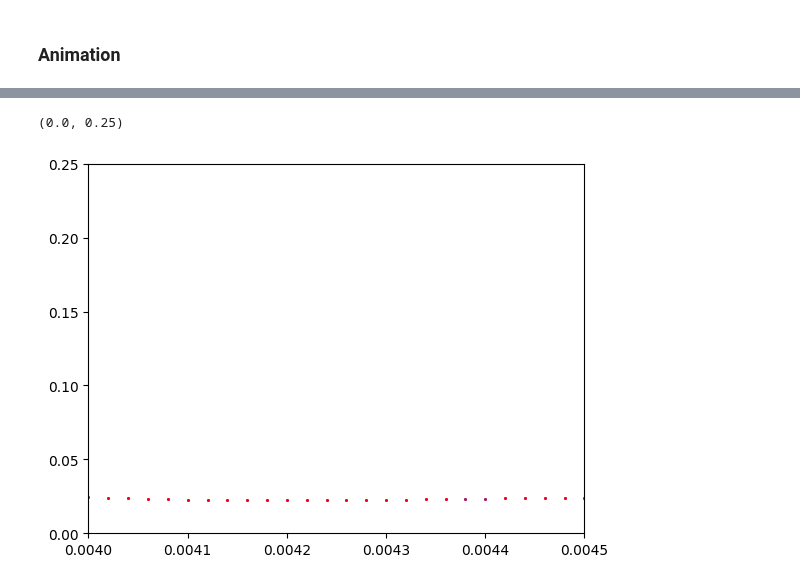
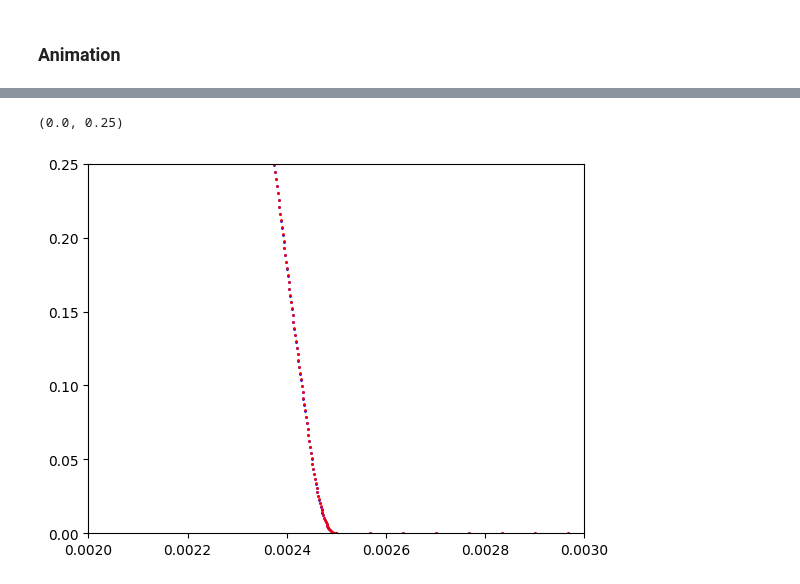
Before and after one commit to dantona02/optim, a Jupyter notebook: testing.ipynb, the cells around one changed output, grey strips where cells are left out. Cells and saved outputs as stored; diff of their text form; code cells hidden in the pictures.

```diff
--- a/testing.ipynb
+++ b/testing.ipynb
@@ -7,7 +7,7 @@ import matplotlib.pyplot as plt
 # %%
 low = -20e-6
 high = 20e-6
-n_iso = 3000
+n_iso = 1000
 z_pos = np.linspace(low, high, n_iso)
 z_pos = np.append(z_pos, 0)
 z_pos = np.sort(z_pos)
@@ -15,7 +15,7 @@ z_pos = np.sort(z_pos)
 seq_path_gauss = 'seq_lib/10_ETM.seq'
 config_path = 'sim_lib/config_1pool.yaml'
 
-adc_time = 12e-3
+adc_time = 20e-3
 retun_zmag = False
 show_plot = False
 n_backlog = 'ALL'
@@ -111,7 +125,7 @@ x_rf = np.arange(0, 2e-3, 2e-3/300)
 x_spoil = np.arange(2e-3,2.5e-3, 0.5e-3/300) #0.5ms spoil
 # x_spoil = np.arange(2e-3,3e-3, 1e-3/300) #1ms spoil
 # x_adc = np.arange(2.5e-3, 5.5e-3, 3e-3/300) #3ms adc
-x_adc = np.arange(2.5e-3, 8.5e-3, 6e-3/300) #200ms adc
+x_adc = np.arange(2.5e-3, 22.5e-3, 20e-3/300) #200ms adc
 # x_adc = np.arange(3e-3, 6e-3, 3e-3/300) #3ms adc
 # %%
 # plt.plot(x_spoil, (np.abs(m_trans_plus)-np.abs(m_trans_minus))[:300])
@@ -160,16 +177,15 @@ resulst = (m_trans_plus-m_trans_minus)
 # %%
 plt.plot(x_rf,m_trans_plus[:300], 'o', markersize=1, c='b')
 plt.plot(x_spoil,m_trans_plus[300:600], 'o', markersize=1, c='b')
 plt.plot(x_adc,m_trans_plus[600:], 'o', markersize=1, c='b')
 
 plt.plot(x_rf,m_trans_minus[:300], 'o', markersize=1, c='r')
 plt.plot(x_spoil,m_trans_minus[300:600], 'o', markersize=1, c='r')
 plt.plot(x_adc,m_trans_minus[600:], 'o', markersize=1, c='r')
 # plt.axhline(0, c='black')
 
-plt.xlim(0.0024, 0.0026)
-plt.xlim(0.004, 0.0045)
+plt.xlim(0.002, 0.003)
 plt.ylim(0, 0.25)
 # %% [output]
 (0.0, 0.25)
-[figure, old version]
+[figure, new version]
```
Also changed, not shown: parts of 10 cells of this notebook, 8 other files.
